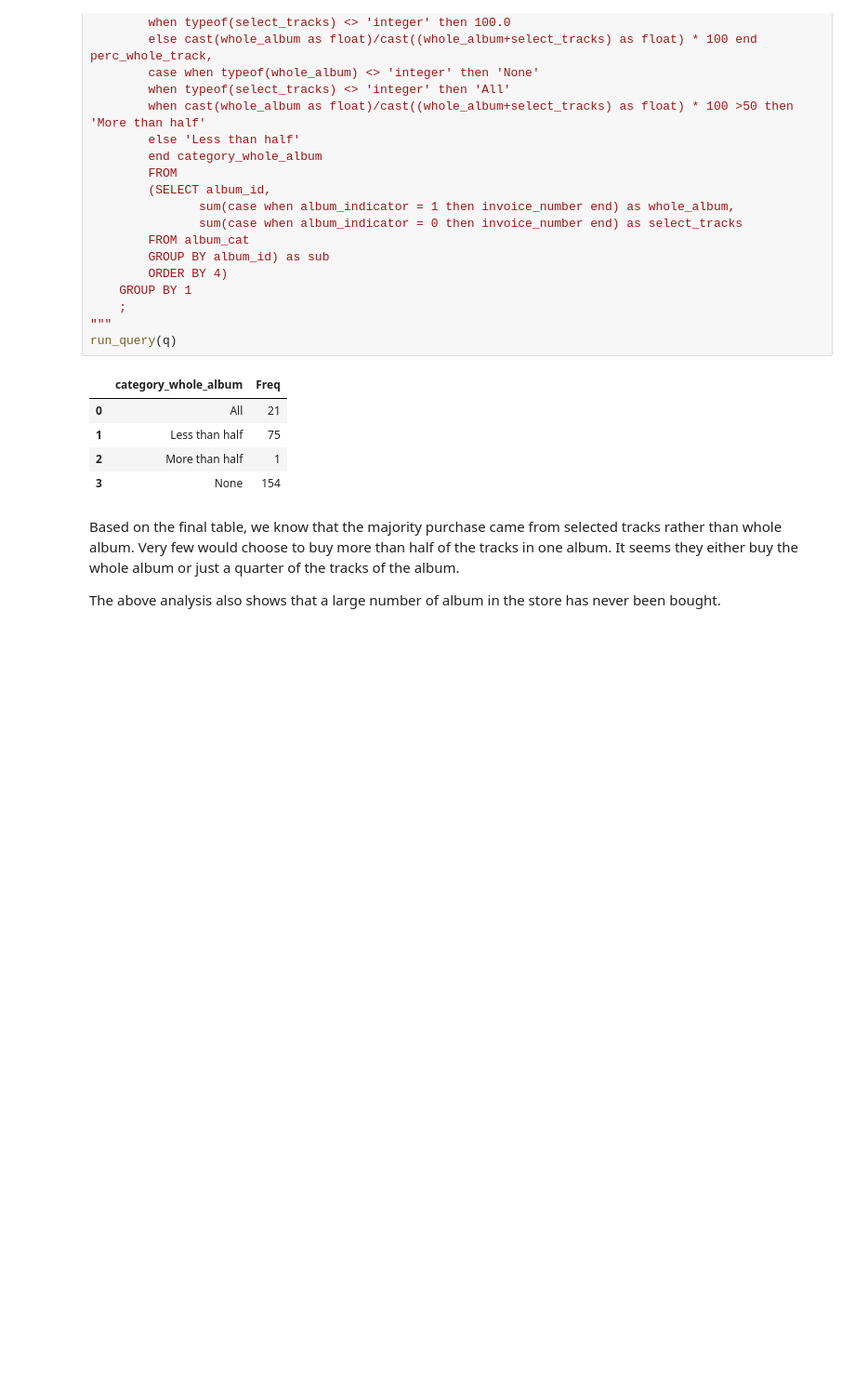
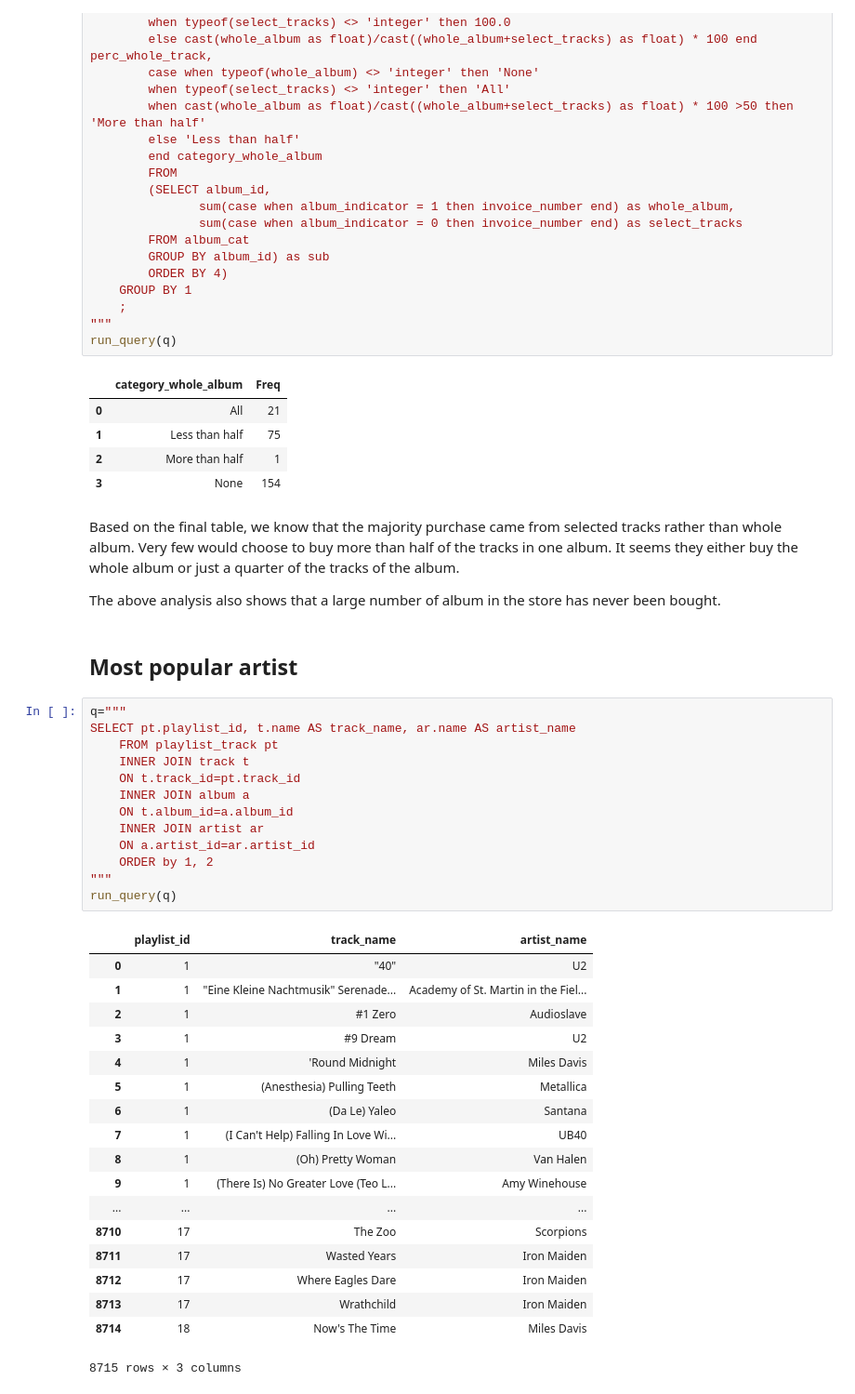
Before and after one commit to mingyyy/dataquest_projects, a Jupyter notebook: DQ_chinook.ipynb, the cells around one changed output. Shown: that part at 93% size. Saved outputs shown, nothing was run; the diff lists cells and outputs as text; blank space fills up the shorter version.

```diff
--- a/DQ_chinook.ipynb
+++ b/DQ_chinook.ipynb
@@ -474,3 +474,37 @@ run_query(q)
 Based on the final table, we know that the majority purchase came from selected tracks rather than whole album. Very few would choose to buy more than half of the tracks in one album. It seems they either buy the whole album or just a quarter of the tracks of the album.
 
 The above analysis also shows that a large number of album in the store has never been bought.
+# %% [markdown]
+## Most popular artist
+# %%
+q="""
+SELECT pt.playlist_id, t.name AS track_name, ar.name AS artist_name
+    FROM playlist_track pt
+    INNER JOIN track t
+    ON t.track_id=pt.track_id
+    INNER JOIN album a
+    ON t.album_id=a.album_id
+    INNER JOIN artist ar
+    ON a.artist_id=ar.artist_id
+    ORDER by 1, 2
+"""
+run_query(q)
+# %% [output]
+|  | playlist_id | track_name | artist_name |
+| 0 | 1 | "40" | U2 |
+| 1 | 1 | "Eine Kleine Nachtmusik" Serenade... | Academy of St. Martin in the Fiel... |
+| 2 | 1 | #1 Zero | Audioslave |
+| 3 | 1 | #9 Dream | U2 |
+| 4 | 1 | 'Round Midnight | Miles Davis |
+| 5 | 1 | (Anesthesia) Pulling Teeth | Metallica |
+| 6 | 1 | (Da Le) Yaleo | Santana |
+| 7 | 1 | (I Can't Help) Falling In Love Wi... | UB40 |
+| 8 | 1 | (Oh) Pretty Woman | Van Halen |
+| 9 | 1 | (There Is) No Greater Love (Teo L... | Amy Winehouse |
+| ... | ... | ... | ... |
+| 8710 | 17 | The Zoo | Scorpions |
+| 8711 | 17 | Wasted Years | Iron Maiden |
+| 8712 | 17 | Where Eagles Dare | Iron Maiden |
+| 8713 | 17 | Wrathchild | Iron Maiden |
+| 8714 | 18 | Now's The Time | Miles Davis |
+8715 rows × 3 columns
```
Also changed, not shown: parts of 4 cells of this notebook.
